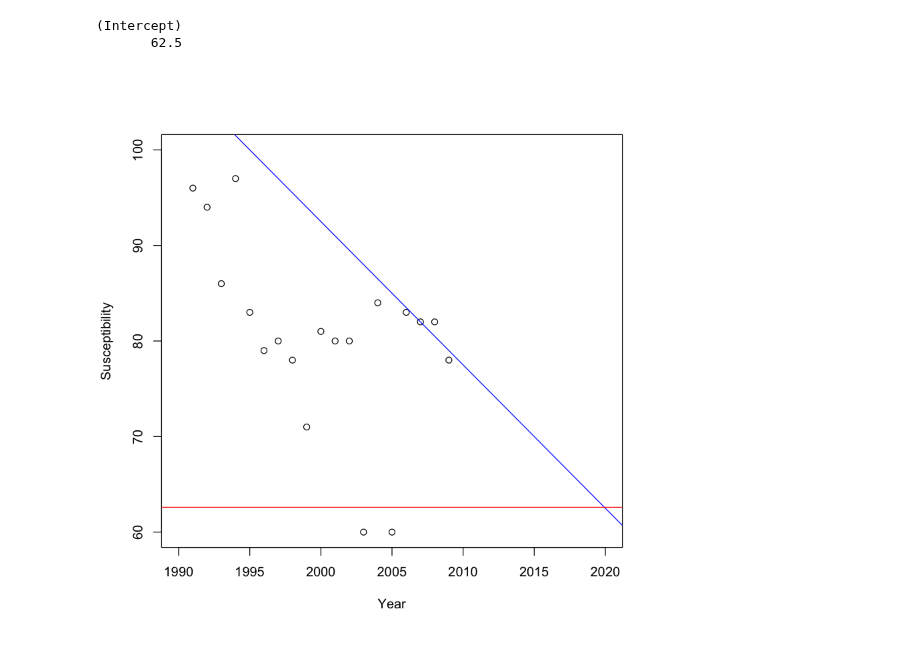
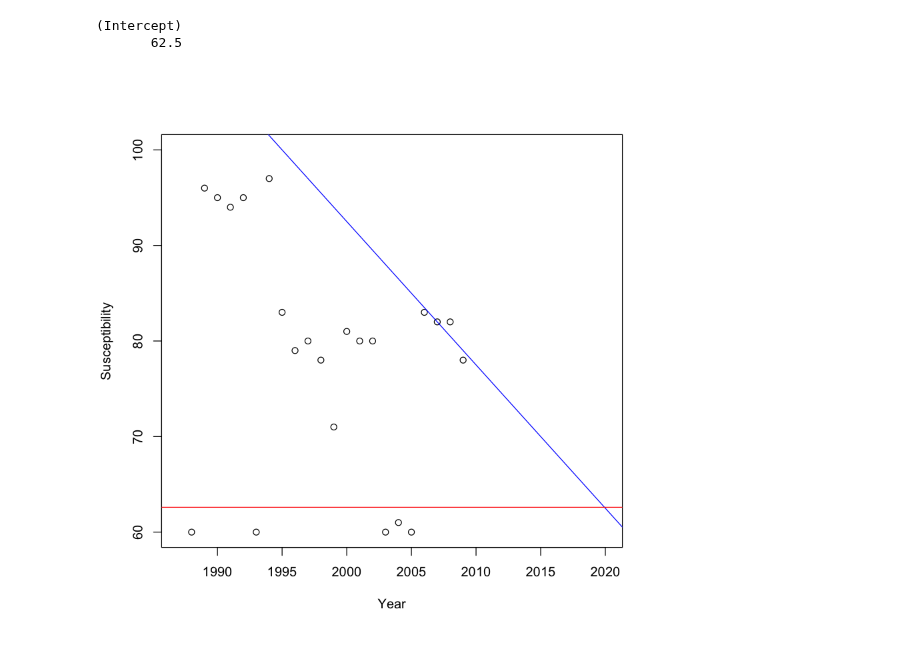
Before and after one commit to jakewendt/notebooks, a Jupyter notebook: R_changepoint.ipynb, the cells around one changed output. Drawn from its saved outputs; the diff is of its cells as text; code cells hidden in the pictures.

```diff
--- a/R_changepoint.ipynb
+++ b/R_changepoint.ipynb
@@ -14,7 +14,7 @@ The following objects are masked from ‘package:base’:
 Successfully loaded changepoint package version 2.2.2
  NOTE: Predefined penalty values changed in version 2.2.  Previous penalty values with a postfix 1 i.e. SIC1 are now without i.e. SIC and previous penalties without a postfix i.e. SIC are now with a p ...
 # %%
-susceptibilities=c(96, 94, 86, 97, 83, 79, 80, 78, 71, 81, 80, 80, 60, 84, 60, 83, 82, 82, 78)
+susceptibilities=c(60, 96, 95, 94, 95, 60, 97, 83, 79, 80, 78, 71, 81, 80, 80, 60, 61, 60, 83, 82, 82, 78)
 # %%
 n=length(susceptibilities)
 n
@@ -68,6 +110,6 @@ last_change_point
 # %% [markdown]
 These susceptiblities correspond to the following years.
 # %%
-Year = 1991:2009
+Year = 1988:2009
 Year
 # %% [output]
@@ -104,8 +146,8 @@ prediction
        62.5
 # %%
 plot(Year,susceptibilities,
-    ylim=c(60,100),xlim=c(1990,2020),xlab="Year",ylab="Susceptibility")
+    ylim=c(60,100),xlim=c(1987,2020),xlab="Year",ylab="Susceptibility")
 abline(model$coefficients,col='blue')
 abline(h=62.6,col='red')
 # %% [output]
-[figure, old version]
+[figure, new version]
```
Also changed, not shown: parts of 10 cells of this notebook.
